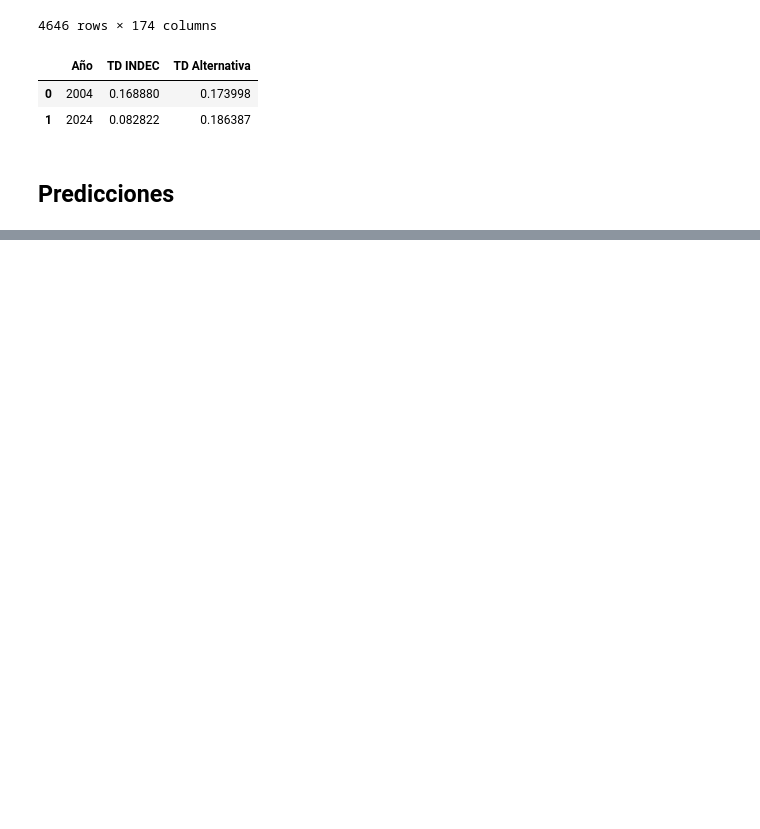
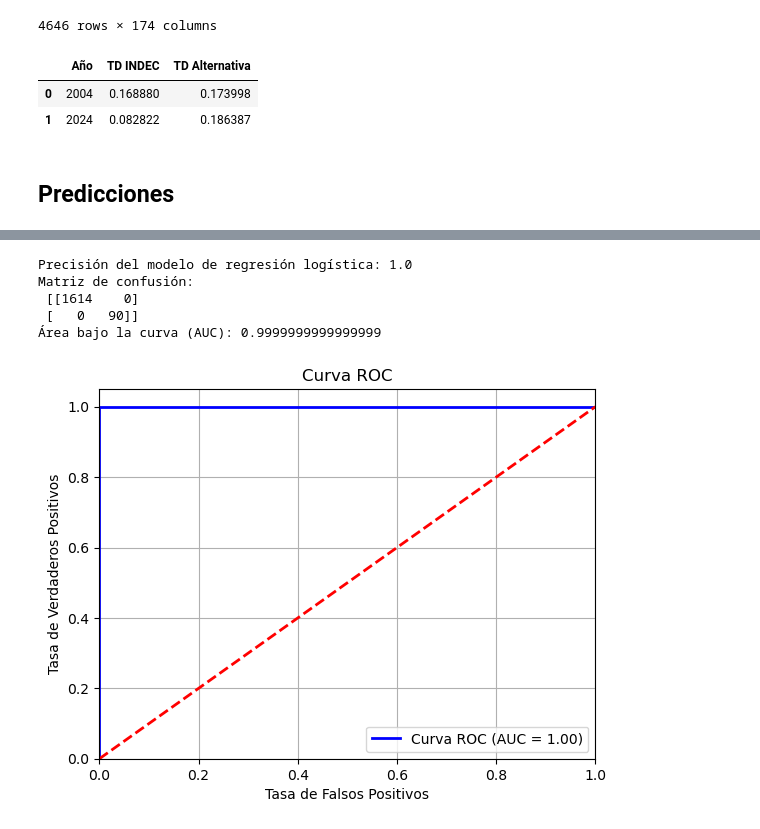
Before and after one commit to miligarofalo/CC408-T2-1, a Jupyter notebook: TP3/Untitled1.ipynb, the cells around one changed output, grey strips where cells are left out. Cells and saved outputs as stored; diff of their text form; code cells hidden in the pictures; blank space fills up the shorter version.

Commit message:
proba

```diff
--- a/TP3/Untitled1.ipynb
+++ b/TP3/Untitled1.ipynb
@@ -648,8 +690,11 @@ norespondieron = df[df['estado'] == 0]
 # %% [output]
 Cantidad de personas que no respondieron a su condición de actividad (estado): 37
 # %%
-respondieron['PEA'] = respondieron['estado'].apply(lambda x: 1 if x in [1, 2] else 0)
-respondieron['ano4'] = respondieron['ano4'].astype(int)
+# Convertir la columna 'estado' en 'PEA' usando .loc para asegurar una modificación directa
+respondieron.loc[:, 'PEA'] = respondieron['estado'].apply(lambda x: 1 if x in [1, 2] else 0)
+
+# Cambiar el tipo de la columna 'ano4' a entero usando .loc también
+respondieron.loc[:, 'ano4'] = respondieron['ano4'].astype(int)
 # %% [output]
 A value is trying to be set on a copy of a slice from a DataFrame.
 Try using .loc[row_indexer,col_indexer] = value instead
@@ -972,0 +983,9 @@ respondieron
+# %%
+df_prediccion_2024_respondieron = df_2024.copy()  # Usar .copy() para evitar problemas de referencia
+df_prediccion_2004_respondieron = df_2004.copy()  # Usar .copy() para evitar problemas de referencia
+
+df_prediccion_2024_respondieron = df_prediccion_2024_respondieron[df_prediccion_2024_respondieron['estado_no respuesta'] != 1]
+df_prediccion_2004_respondieron = df_prediccion_2004_respondieron[df_prediccion_2004_respondieron['estado_no respuesta'] != 1]
+# %%
+df_prediccion_2024_respondieron = df_prediccion_2024_respondieron.join(respondieron[['PEA', 'PET', "desocupado"]])
+df_prediccion_2004_respondieron = df_prediccion_2004_respondieron.join(respondieron[['PEA', 'PET', "desocupado"]])
@@ -972,0 +1093,60 @@ respondieron
+# %%
+from sklearn.model_selection import train_test_split
+from sklearn.linear_model import LogisticRegression
+from sklearn.metrics import confusion_matrix, accuracy_score, roc_curve, auc
+
+# Supongamos que 'respondieron' es tu DataFrame que contiene la variable dependiente 'desocupado'
+# Asegúrate de que la columna 'desocupado' sea numérica (0 o 1)
+
+# Dividir la base de datos en entrenamiento y prueba
+train, test = train_test_split(df_prediccion_2024_respondieron, test_size=0.3, random_state=101)
+
+# Separar la variable dependiente y las variables independientes
+y_train = train['desocupado']
+X_train = train.drop(columns='desocupado')
+
+y_test = test['desocupado']
+X_test = test.drop(columns='desocupado')
+
+# Crear una instancia del modelo de regresión logística
+log_model = LogisticRegression(max_iter=1000)
+
+# Entrenar el modelo
+log_model.fit(X_train, y_train)
+
+# Hacer predicciones en el conjunto de prueba
+y_pred = log_model.predict(X_test)
+
+# Evaluar la precisión (accuracy)
+accuracy = accuracy_score(y_test, y_pred)
+print("Precisión del modelo de regresión logística:", accuracy)
+
+# Generar la matriz de confusión
+conf_matrix = confusion_matrix(y_test, y_pred)
+print("Matriz de confusión:\n", conf_matrix)
+
+# Calcular la curva ROC y el valor AUC
+y_prob = log_model.predict_proba(X_test)[:, 1]  # Probabilidades de la clase positiva
+fpr, tpr, thresholds = roc_curve(y_test, y_prob)
+roc_auc = auc(fpr, tpr)
+print("Área bajo la curva (AUC):", roc_auc)
+
+# Graficar la curva ROC
+plt.figure()
+plt.plot(fpr, tpr, color='blue', lw=2, label='Curva ROC (AUC = {:.2f})'.format(roc_auc))
+plt.plot([0, 1], [0, 1], color='red', lw=2, linestyle='--')  # Línea diagonal
+plt.xlim([0.0, 1.0])
+plt.ylim([0.0, 1.05])
+plt.xlabel('Tasa de Falsos Positivos')
+plt.ylabel('Tasa de Verdaderos Positivos')
+plt.title('Curva ROC')
+plt.legend(loc="lower right")
+plt.grid()
+plt.show()
+# %% [output]
+Precisión del modelo de regresión logística: 1.0
+Matriz de confusión:
+ [[1614    0]
+ [   0   90]]
+Área bajo la curva (AUC): 0.9999999999999999
+[figure, added]
```
Also changed, not shown: parts of 34 cells of this notebook.
